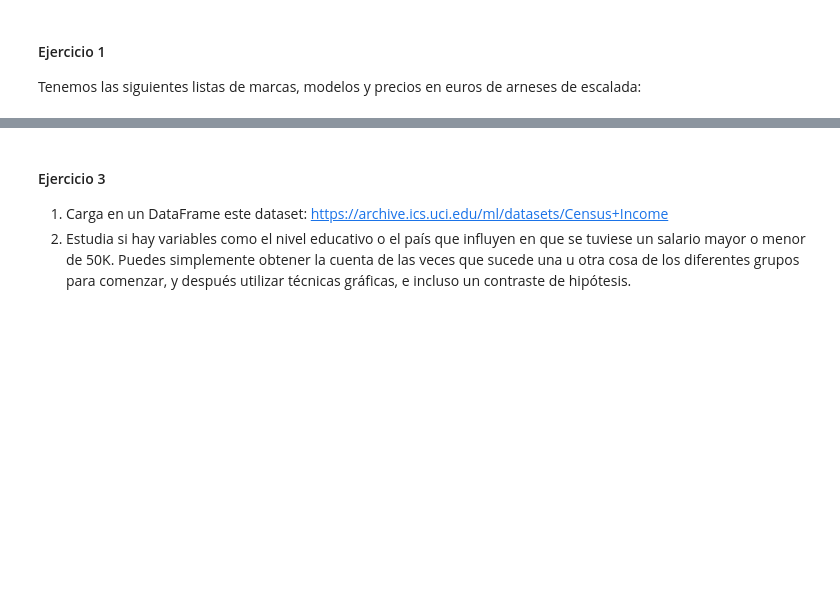
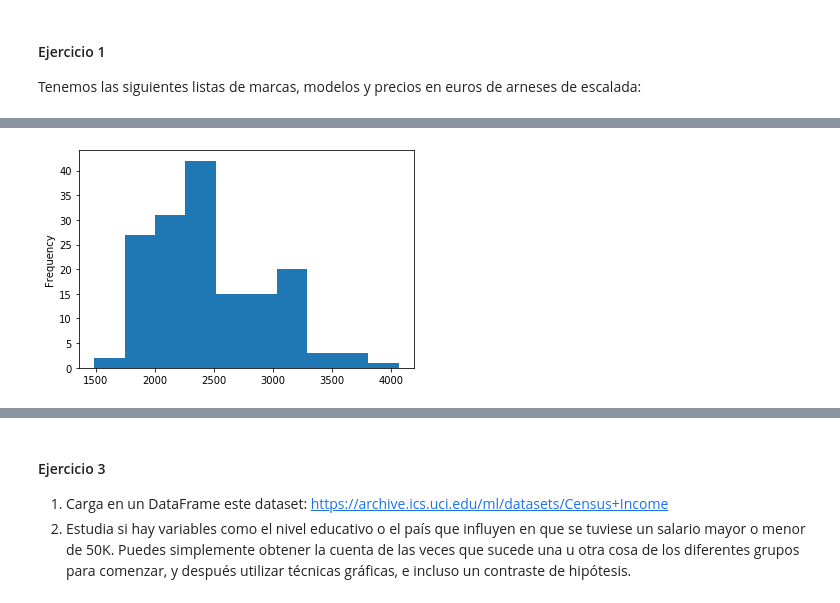
Before and after one commit to albertotb/curso-ml-python, a Jupyter notebook: ejercicios/ej_pandas.ipynb, the cells around one changed output, grey strips where cells are left out. Cells and saved outputs as stored; diff of their text form; code cells hidden in the pictures; blank space fills up the shorter version.

```diff
--- a/ejercicios/ej_pandas.ipynb
+++ b/ejercicios/ej_pandas.ipynb
@@ -93,0 +167,4 @@ https://archive.ics.uci.edu/ml/datasets/Automobile
+# %%
+autos_nona['curb-weight'].plot(kind='hist');
+# %% [output]
+[figure, added]
```
Also changed, not shown: parts of 16 cells of this notebook, 42 other files.
